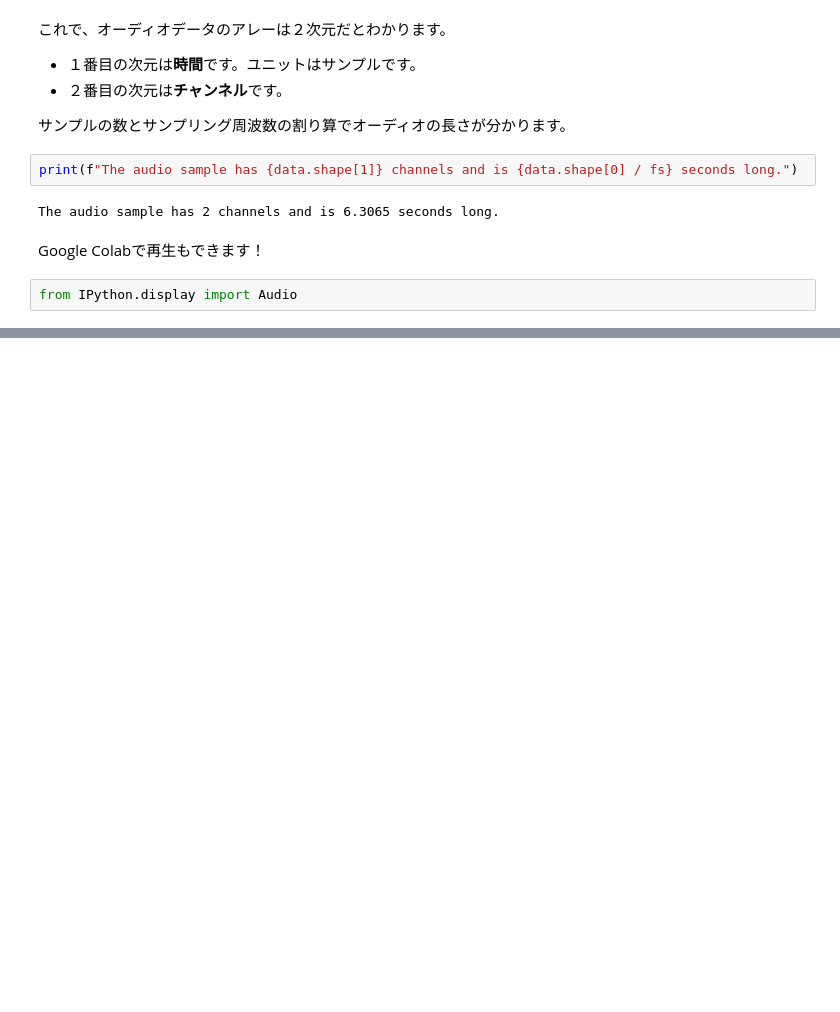
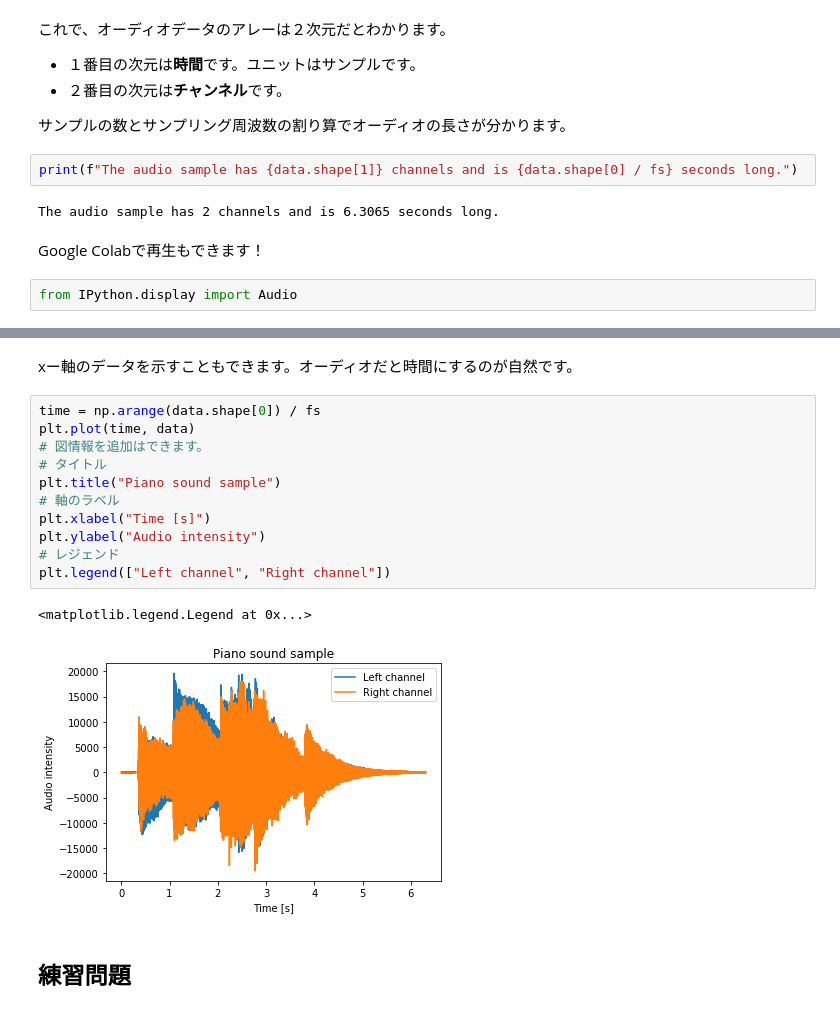
Before and after one commit to onolab-tmu/audio-processing-100-knocks, a Jupyter notebook: lesson3.ipynb, the cells around one changed output, grey strips where cells are left out. Saved outputs shown, nothing was run; the diff lists cells and outputs as text; blank space fills up the shorter version.

```diff
--- a/lesson3.ipynb
+++ b/lesson3.ipynb
@@ -147,0 +166,18 @@ Audio(data[:, 0], rate=fs)
+# %% [markdown]
+xー軸のデータを示すこともできます。オーディオだと時間にするのが自然です。
+# %%
+time = np.arange(data.shape[0]) / fs
+plt.plot(time, data)
+# 図情報を追加はできます。
+# タイトル
+plt.title("Piano sound sample")
+# 軸のラベル
+plt.xlabel("Time [s]")
+plt.ylabel("Audio intensity")
+# レジェンド
+plt.legend(["Left channel", "Right channel"])
+# %% [output]
+<matplotlib.legend.Legend at 0x...>
+[figure, added]
+# %% [markdown]
+## 練習問題
```
Also changed, not shown: parts of 6 cells of this notebook.
